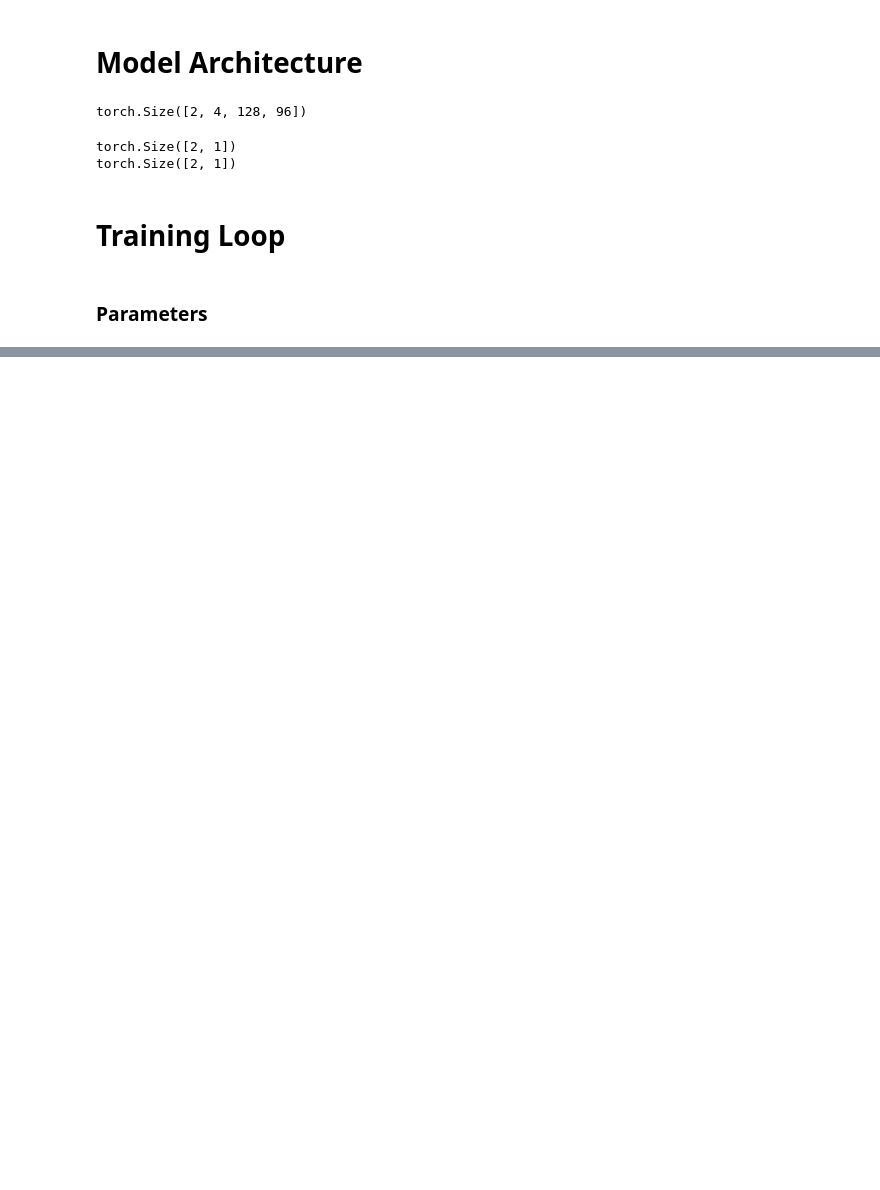
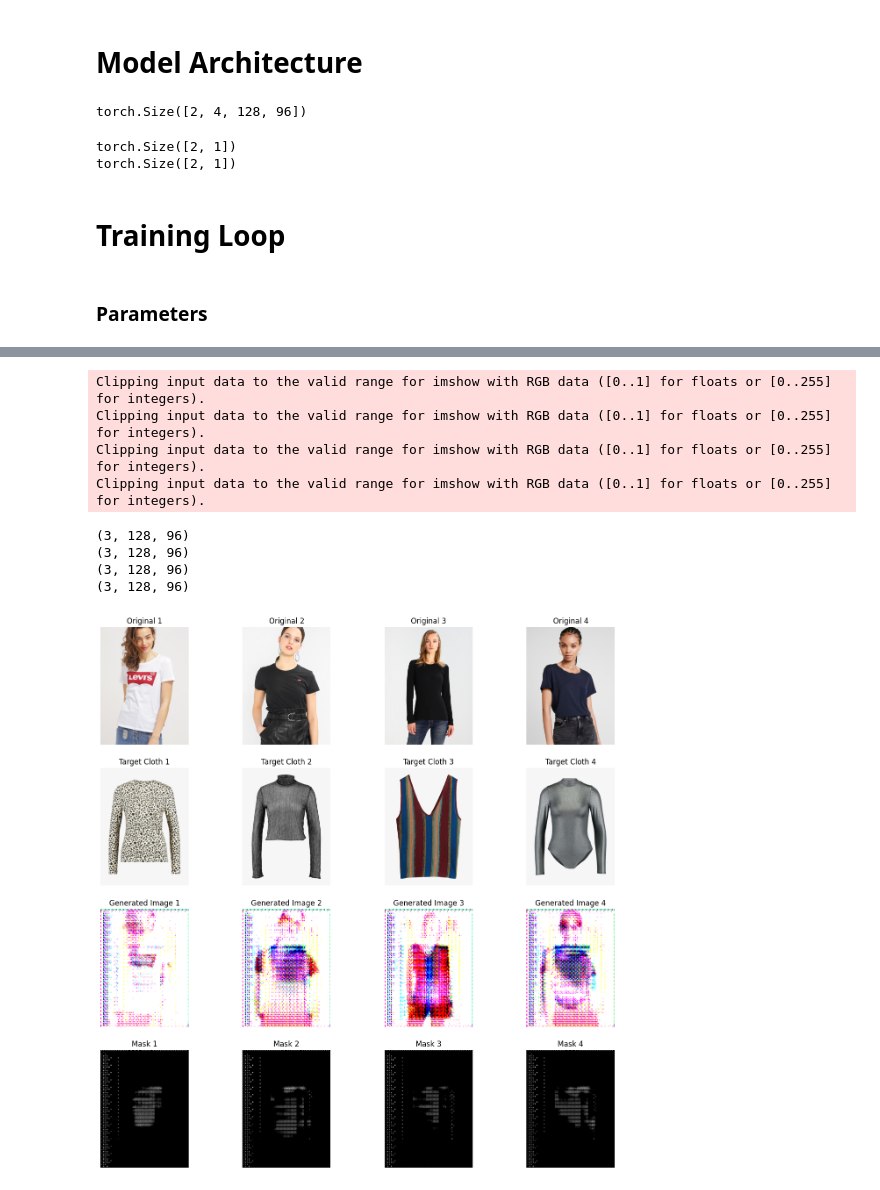
Before and after one commit to matthew-mcc/WearVision-599DeepLearning, a Jupyter notebook: Fitting Model/FittingModel.ipynb, the cells around one changed output, grey strips where cells are left out. Saved outputs shown, nothing was run; the diff lists cells and outputs as text; code cells hidden in the pictures; blank space fills up the shorter version.

Commit message:
Fitting model

```diff
--- a/Fitting Model/FittingModel.ipynb
+++ b/Fitting Model/FittingModel.ipynb
@@ -840,0 +493,6 @@ KeyboardInterrupt:
+# %%
+import __main__
+#setattr(__main__, "Generator", Generator)
+model = torch.load('/Users/alijohnnaqvi/Desktop/Fall23/DeepLearning/WearVision/Code/WearVision/Fitting Model/Model/Generator/generator_epoch_13')
+model =  model.to('mps')
+model.eval()
@@ -840,0 +558,68 @@ KeyboardInterrupt:
+# %%
+
+images = []
+masks = []
+for i in range(4):
+    input_to_gen = torch.cat((y_i[i].to('mps'), x_i[i].to('mps'), y_j[i].to('mps')), dim=0)
+    input_to_gen = Variable(input_to_gen.unsqueeze(0))
+    input_to_gen.to('mps')
+    with torch.no_grad():
+        output = model(input_to_gen)
+        gen_img, gen_mask = torch.split(output, [3, 1], dim=1)
+        images.append(gen_img)
+        masks.append(gen_mask)
+# %%
+import matplotlib.pyplot as plt
+
+def plot_images(images_raw, target_cloth, generated_images, masks):
+    num_images = len(images_raw)
+
+    fig, axes = plt.subplots(4, num_images, figsize=(4 * num_images, 16))
+
+    for i in range(num_images):
+        # Plot original images in the first row
+        axes[0, i].imshow(images_raw[i])
+        axes[0, i].axis('off')
+        axes[0, i].set_title(f'Original {i + 1}')
+
+        # Plot target clothes in the second row
+        axes[1, i].imshow(target_cloth[i])
+        axes[1, i].axis('off')
+        axes[1, i].set_title(f'Target Cloth {i + 1}')
+
+
+        # Plot generated images in the third row
+        #g = Variable(generated_images[i].squeeze(0))
+        g = generated_images[i]
+        g = Variable(g.squeeze(0))
+        g = g.detach().cpu().numpy()
+        #g = g.view(g.size()[1:])
+
+        print(g.shape)
+        g = np.transpose(g, (1,2,0))
+        axes[2, i].imshow(g)
+        axes[2, i].axis('off')
+        axes[2, i].set_title(f'Generated Image {i + 1}')
+
+        # Plot masks in the fourth row
+        m = masks[i]
+        m = Variable(m.squeeze(0))
+        m = m.detach().cpu().numpy()
+        m = np.transpose(m, (1,2,0))
+        axes[3, i].imshow(m[:, :, 0], cmap='gray')  # Assuming the masks are 4-channel with the first channel as the binary mask
+        axes[3, i].axis('off')
+        axes[3, i].set_title(f'Mask {i + 1}')
+
+    plt.show()
+
+plot_images(x_i_raw,y_j_raw,images, masks)
+# %% [output]
+Clipping input data to the valid range for imshow with RGB data ([0..1] for floats or [0..255] for integers).
+Clipping input data to the valid range for imshow with RGB data ([0..1] for floats or [0..255] for integers).
+Clipping input data to the valid range for imshow with RGB data ([0..1] for floats or [0..255] for integers).
+Clipping input data to the valid range for imshow with RGB data ([0..1] for floats or [0..255] for integers).
+(3, 128, 96)
+(3, 128, 96)
+(3, 128, 96)
+(3, 128, 96)
+[figure, added]
```
Also changed, not shown: parts of 20 cells of this notebook.
